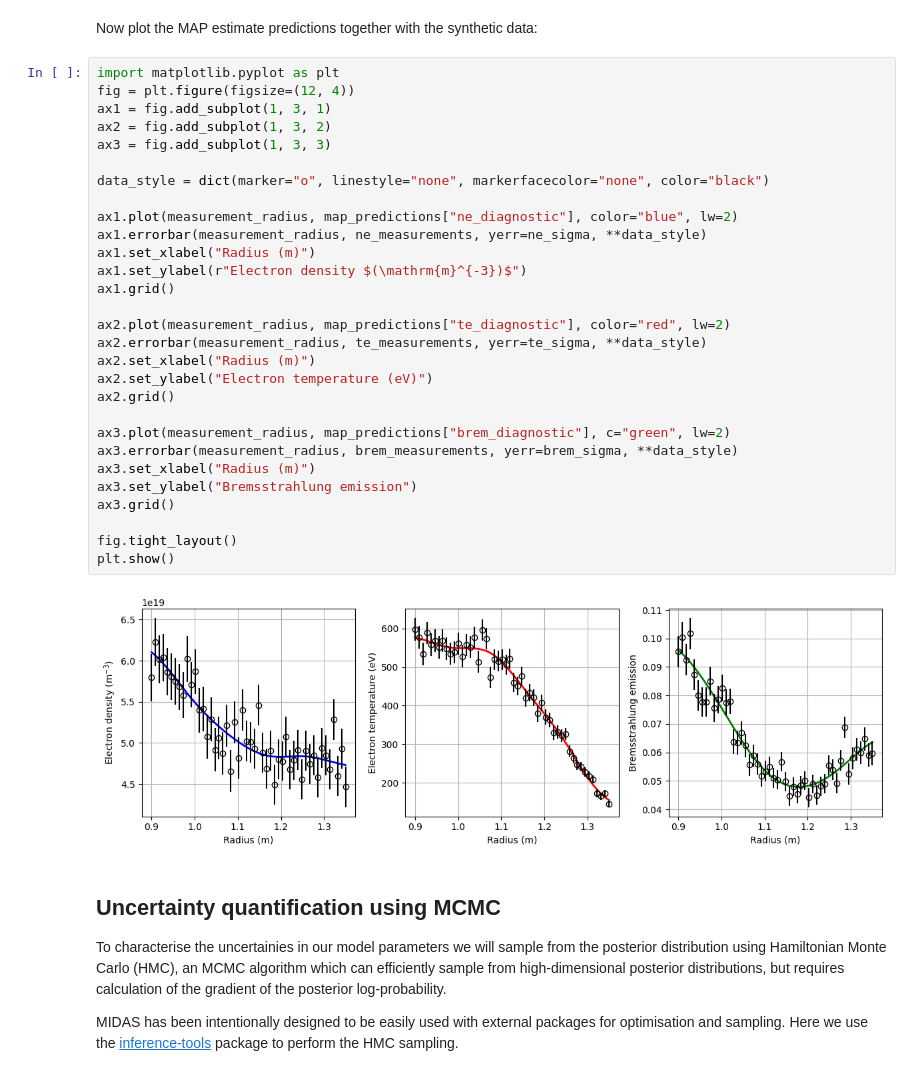
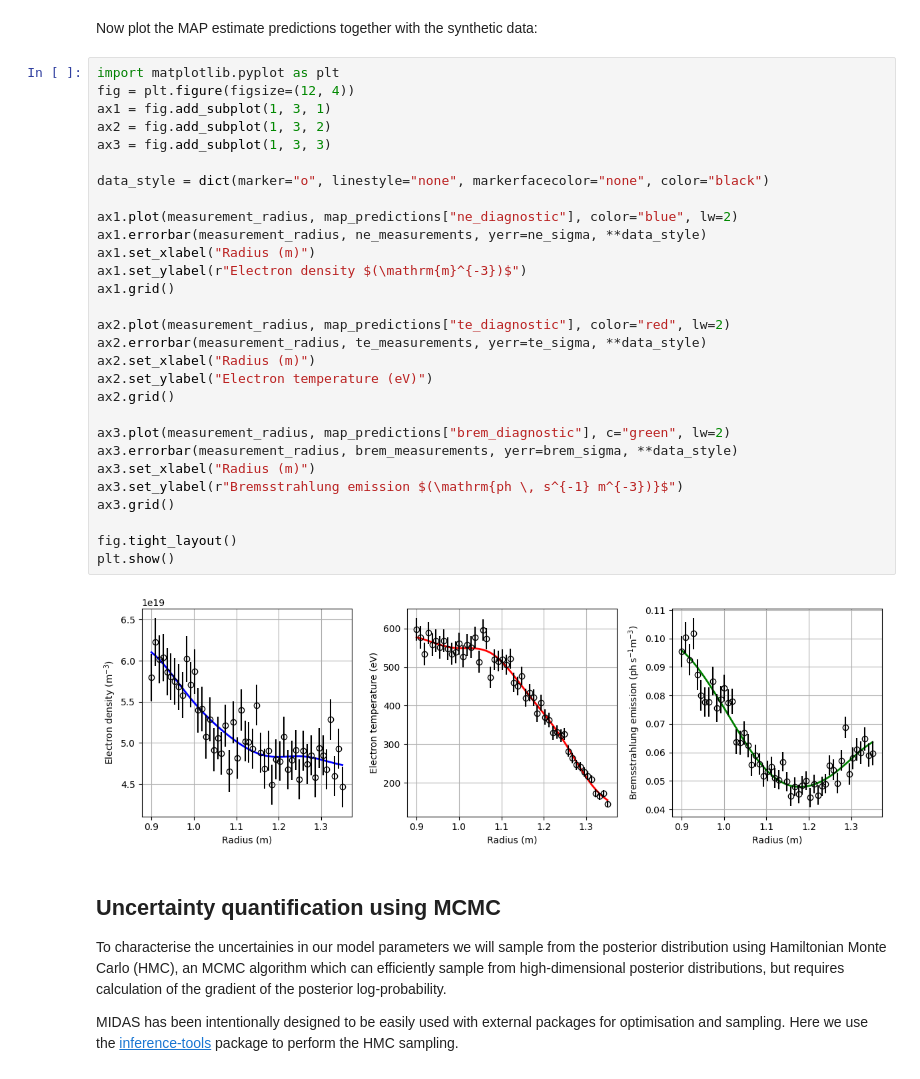
Before and after one commit to C-bowman/midas-examples, a Jupyter notebook: z-eff/z_effective_inference.ipynb, the cells around one changed output. Cells and saved outputs as stored; diff of their text form.

```diff
--- a/z-eff/z_effective_inference.ipynb
+++ b/z-eff/z_effective_inference.ipynb
@@ -371,34 +371,34 @@ Now plot the MAP estimate predictions together with the synthetic data:
 # %%
 import matplotlib.pyplot as plt
 fig = plt.figure(figsize=(12, 4))
 ax1 = fig.add_subplot(1, 3, 1)
 ax2 = fig.add_subplot(1, 3, 2)
 ax3 = fig.add_subplot(1, 3, 3)
 
 data_style = dict(marker="o", linestyle="none", markerfacecolor="none", color="black")
 
 ax1.plot(measurement_radius, map_predictions["ne_diagnostic"], color="blue", lw=2)
 ax1.errorbar(measurement_radius, ne_measurements, yerr=ne_sigma, **data_style)
 ax1.set_xlabel("Radius (m)")
 ax1.set_ylabel(r"Electron density $(\mathrm{m}^{-3})$")
 ax1.grid()
 
 ax2.plot(measurement_radius, map_predictions["te_diagnostic"], color="red", lw=2)
 ax2.errorbar(measurement_radius, te_measurements, yerr=te_sigma, **data_style)
 ax2.set_xlabel("Radius (m)")
 ax2.set_ylabel("Electron temperature (eV)")
 ax2.grid()
 
 ax3.plot(measurement_radius, map_predictions["brem_diagnostic"], c="green", lw=2)
 ax3.errorbar(measurement_radius, brem_measurements, yerr=brem_sigma, **data_style)
 ax3.set_xlabel("Radius (m)")
-ax3.set_ylabel("Bremsstrahlung emission")
+ax3.set_ylabel(r"Bremsstrahlung emission $(\mathrm{ph \, s^{-1} m^{-3})}$")
 ax3.grid()
 
 fig.tight_layout()
 plt.show()
 # %% [output]
-[figure, old version]
+[figure, new version]
 # %% [markdown]
 ## Uncertainty quantification using MCMC
 To characterise the uncertainies in our model parameters we will sample from the posterior distribution using Hamiltonian Monte Carlo (HMC), an MCMC algorithm which can efficiently sample from high-dimensional posterior distributions, but requires calculation of the gradient of the posterior log-probability.
```
Also changed, not shown: parts of 1 cell of this notebook.
